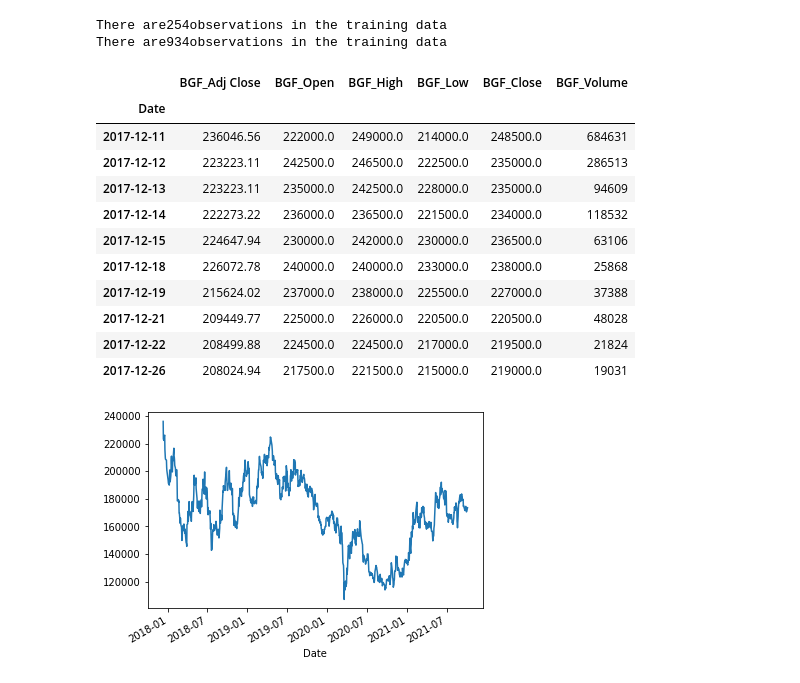
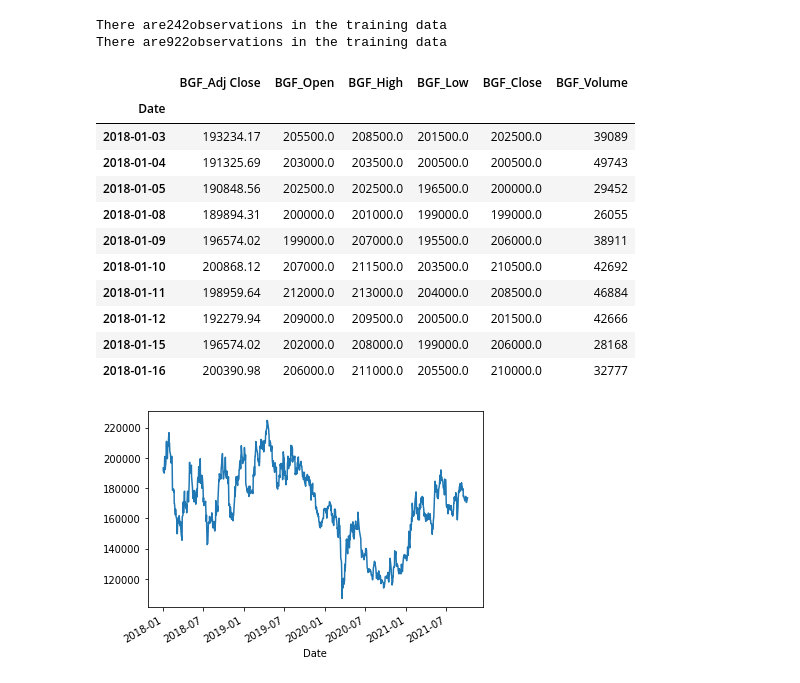
Before and after one commit to blackgreenc/blackgreenc, a Jupyter notebook: Startup_project.ipynb, the cells around one changed output. Cells and saved outputs as stored; diff of their text form; code cells hidden in the pictures.

```diff
--- a/Startup_project.ipynb
+++ b/Startup_project.ipynb
@@ -27,33 +24,33 @@ Successfully installed lxml-4.6.3 yfinance-0.1.63
 # %%
 # BGF retail
 BGF  = yf.download('282330.KS',
                      start = '2018-01-01',
                      end = '2021-10-5',
                      progress = False)
 
-BGF_data = NDX[['Adj Close', 'Open', 'High', 'Low', "Close","Volume"]].round(2)
+BGF_data = BGF[['Adj Close', 'Open', 'High', 'Low', 'Close','Volume' ]].round(2)
 BGF_data.rename(columns={'Adj Close':'BGF_Adj Close', 'Open':'BGF_Open', 'High':'BGF_High', 'Low':'BGF_Low', 'Close':'BGF_Close', 'Volume':'BGF_Volume' }, inplace=True)
 
 
 print("There are" + str(BGF_data[:"2018"].shape[0]) + "observations in the training data")
 print("There are" + str(BGF_data[:"2021"].shape[0]) + "observations in the training data")
 
 BGF_data['BGF_Adj Close'].plot()
 BGF_data.shape
 BGF_data.head(10)
 # %% [output]
-There are254observations in the training data
-There are934observations in the training data
+There are242observations in the training data
+There are922observations in the training data
 |  | BGF_Adj Close | BGF_Open | BGF_High | BGF_Low | BGF_Close | BGF_Volume |
 | Date |  |  |  |  |  |  |
-| 2017-12-11 | 236046.56 | 222000.0 | 249000.0 | 214000.0 | 248500.0 | 684631 |
-| 2017-12-12 | 223223.11 | 242500.0 | 246500.0 | 222500.0 | 235000.0 | 286513 |
-| 2017-12-13 | 223223.11 | 235000.0 | 242500.0 | 228000.0 | 235000.0 | 94609 |
-| 2017-12-14 | 222273.22 | 236000.0 | 236500.0 | 221500.0 | 234000.0 | 118532 |
-| 2017-12-15 | 224647.94 | 230000.0 | 242000.0 | 230000.0 | 236500.0 | 63106 |
-| 2017-12-18 | 226072.78 | 240000.0 | 240000.0 | 233000.0 | 238000.0 | 25868 |
-| 2017-12-19 | 215624.02 | 237000.0 | 238000.0 | 225500.0 | 227000.0 | 37388 |
-| 2017-12-21 | 209449.77 | 225000.0 | 226000.0 | 220500.0 | 220500.0 | 48028 |
-| 2017-12-22 | 208499.88 | 224500.0 | 224500.0 | 217000.0 | 219500.0 | 21824 |
-| 2017-12-26 | 208024.94 | 217500.0 | 221500.0 | 215000.0 | 219000.0 | 19031 |
+| 2018-01-03 | 193234.17 | 205500.0 | 208500.0 | 201500.0 | 202500.0 | 39089 |
+| 2018-01-04 | 191325.69 | 203000.0 | 203500.0 | 200500.0 | 200500.0 | 49743 |
+| 2018-01-05 | 190848.56 | 202500.0 | 202500.0 | 196500.0 | 200000.0 | 29452 |
+| 2018-01-08 | 189894.31 | 200000.0 | 201000.0 | 199000.0 | 199000.0 | 26055 |
+| 2018-01-09 | 196574.02 | 199000.0 | 207000.0 | 195500.0 | 206000.0 | 38911 |
+| 2018-01-10 | 200868.12 | 207000.0 | 211500.0 | 203500.0 | 210500.0 | 42692 |
+| 2018-01-11 | 198959.64 | 212000.0 | 213000.0 | 204000.0 | 208500.0 | 46884 |
+| 2018-01-12 | 192279.94 | 209000.0 | 209500.0 | 200500.0 | 201500.0 | 42666 |
+| 2018-01-15 | 196574.02 | 202000.0 | 208000.0 | 199000.0 | 206000.0 | 28168 |
+| 2018-01-16 | 200390.98 | 206000.0 | 211000.0 | 205500.0 | 210000.0 | 32777 |
-[figure, old version]
+[figure, new version]
```
Also changed, not shown: parts of 3 cells of this notebook.
